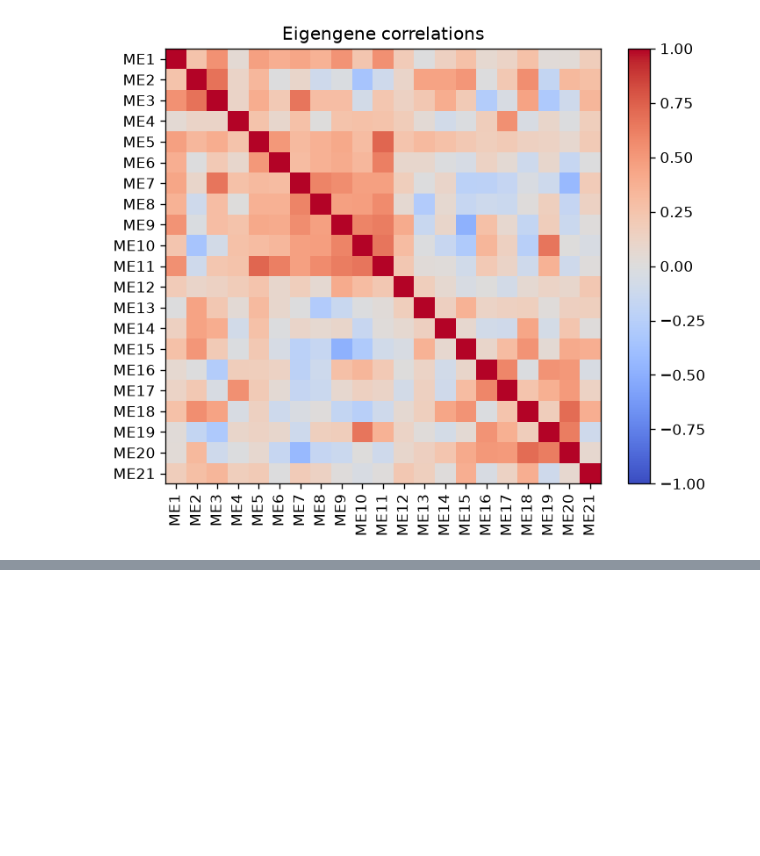
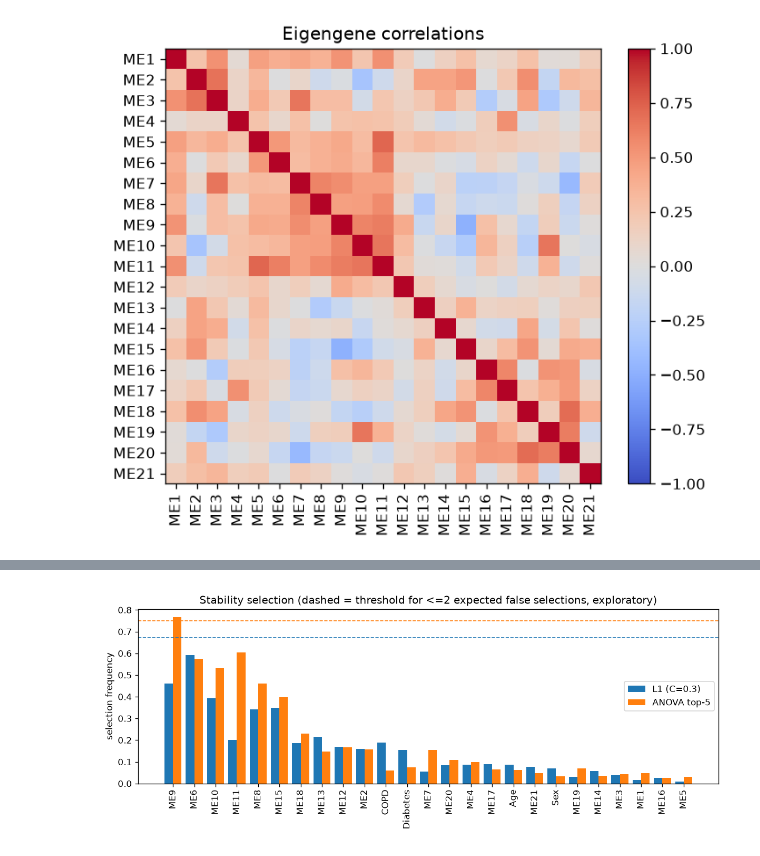
Before and after one commit to rei-jim/omish, a Jupyter notebook: OMISH.ipynb, the cells around one changed output, grey strips where cells are left out. Saved outputs shown, nothing was run; the diff lists cells and outputs as text; code cells hidden in the pictures; blank space fills up the shorter version.

```diff
--- a/OMISH.ipynb
+++ b/OMISH.ipynb
@@ -163,0 +272,5 @@ Bootstrap 95% CI for eigengenes + clinical: 0.42 to 0.66.
+# %%
+from IPython.display import Image, display
+display(Image('results/step06_stability.png'))
+# %% [output]
+[figure, added]
```
Also changed, not shown: parts of 31 cells of this notebook, 39 other files.
